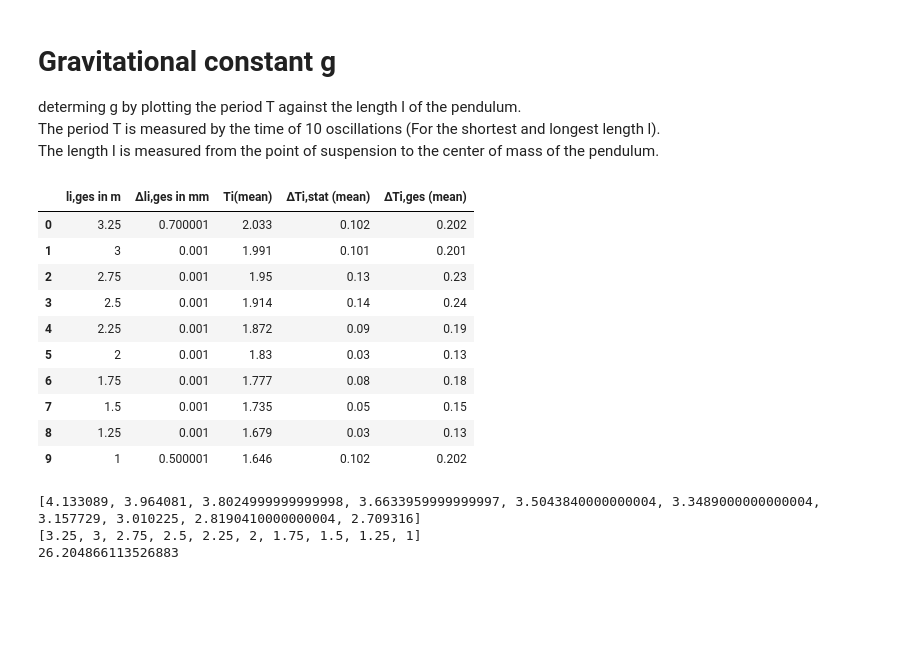
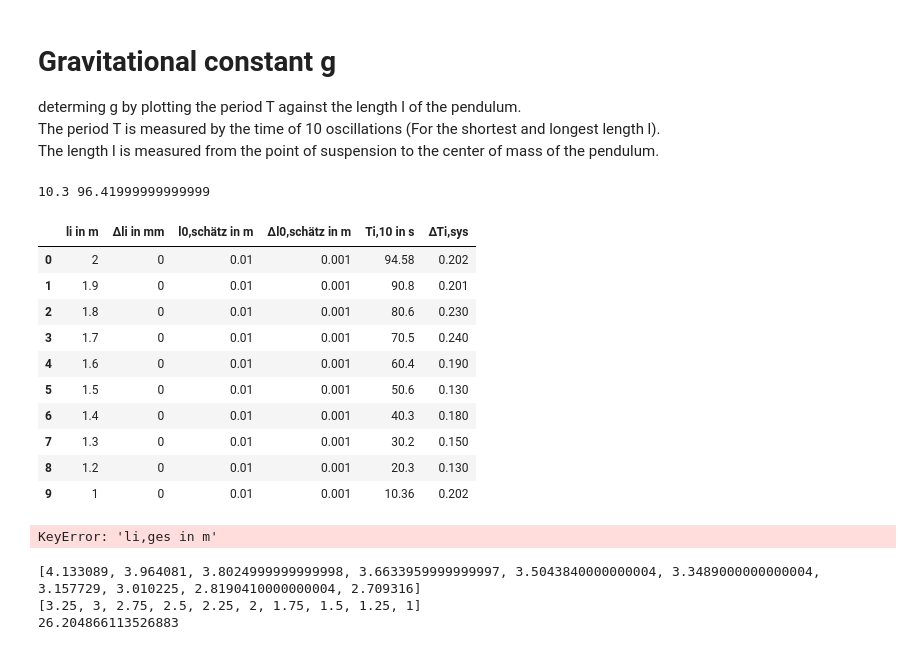
Before and after one commit to huyenanh-nguyen/MB14_Classical_mechanics, a Jupyter notebook: Pendulum/F3_Pendulum.ipynb, the cells around one changed output. Drawn from its saved outputs; the diff is of its cells as text; code cells hidden in the pictures; blank space fills up the shorter version.

Commit message:
modified excel

```diff
--- a/Pendulum/F3_Pendulum.ipynb
+++ b/Pendulum/F3_Pendulum.ipynb
@@ -75,20 +78,40 @@ results_df.columns = results_df.iloc[0] # deleting all the empty columns
-# %%
-results_df.drop(0, axis = 0).reset_index().drop('index', axis=1)
-# %% [output]
-|  | li,ges in m | ∆li,ges in mm | Ti(mean) | ∆Ti,stat (mean) | ∆Ti,ges (mean) |
-| 0 | 3.25 | 0.700001 | 2.033 | 0.102 | 0.202 |
-| 1 | 3 | 0.001 | 1.991 | 0.101 | 0.201 |
-| 2 | 2.75 | 0.001 | 1.95 | 0.13 | 0.23 |
-| 3 | 2.5 | 0.001 | 1.914 | 0.14 | 0.24 |
-| 4 | 2.25 | 0.001 | 1.872 | 0.09 | 0.19 |
-| 5 | 2 | 0.001 | 1.83 | 0.03 | 0.13 |
-| 6 | 1.75 | 0.001 | 1.777 | 0.08 | 0.18 |
-| 7 | 1.5 | 0.001 | 1.735 | 0.05 | 0.15 |
-| 8 | 1.25 | 0.001 | 1.679 | 0.03 | 0.13 |
-| 9 | 1 | 0.500001 | 1.646 | 0.102 | 0.202 |
+# %%
+# Measuring 10 Periods 10 times
+
+ten_ten_df = task3_1_df.iloc[0:10].dropna(axis='columns') # deleting all the empty columns
+
+# calculating mean of period of the shortest and longest length
+
+short = Statistics(ten_ten_df["Tkürzeste,10 in s"])
+long = Statistics(ten_ten_df["Tlängste,10 in s"])
+
+mean_period_short = short.std_mean()
+mean_period_long = long.std_mean()
+print(mean_period_long, mean_period_short)
+# %% [output]
+10.3 96.41999999999999
+# %%
+task3_2_df = pd.read_excel(pendulum_file, sheet_name = "Rohdaten", skiprows=38)
+ten_length = task3_2_df.iloc[0:10].dropna(axis='columns')
+# %%
+ten_length
+# %% [output]
+|  | li in m | ∆li in mm | l0,schätz in m | ∆l0,schätz in m | Ti,10 in s | ∆Ti,sys |
+| 0 | 2 | 0 | 0.01 | 0.001 | 94.58 | 0.202 |
+| 1 | 1.9 | 0 | 0.01 | 0.001 | 90.8 | 0.201 |
+| 2 | 1.8 | 0 | 0.01 | 0.001 | 80.6 | 0.230 |
+| 3 | 1.7 | 0 | 0.01 | 0.001 | 70.5 | 0.240 |
+| 4 | 1.6 | 0 | 0.01 | 0.001 | 60.4 | 0.190 |
+| 5 | 1.5 | 0 | 0.01 | 0.001 | 50.6 | 0.130 |
+| 6 | 1.4 | 0 | 0.01 | 0.001 | 40.3 | 0.180 |
+| 7 | 1.3 | 0 | 0.01 | 0.001 | 30.2 | 0.150 |
+| 8 | 1.2 | 0 | 0.01 | 0.001 | 20.3 | 0.130 |
+| 9 | 1 | 0 | 0.01 | 0.001 | 10.36 | 0.202 |
 # %%
-length = np.array(results_df['li,ges in m'][1:])
-period = np.array(results_df['Ti(mean)'][1:])
+length = np.array(ten_length['li in m'])
+period = np.array(ten_length['Ti(mean)'])
+# %% [output]
+KeyError: 'li,ges in m'
 # %%
 # determing g
 
```
Also changed, not shown: parts of 4 cells of this notebook, 1 other file.
